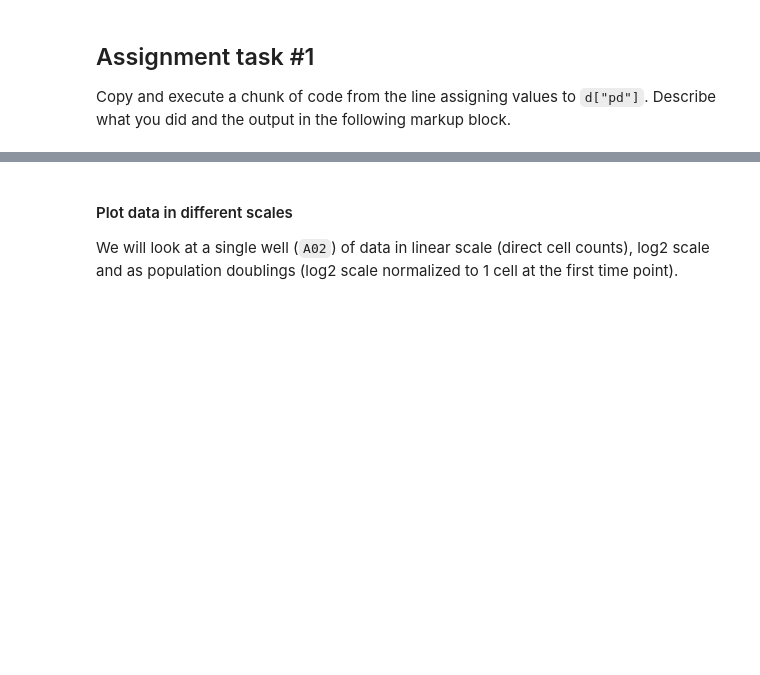
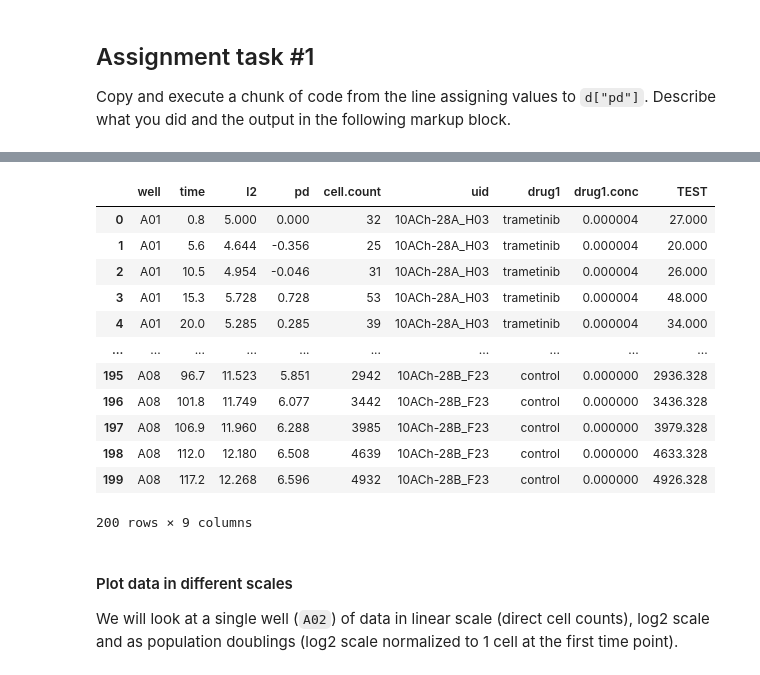
Before and after one commit to VU-CSP/popgrowth_assignment-montana-young, a Jupyter notebook: PopGrowthLecture_assignment.ipynb, the cells around one changed output, grey strips where cells are left out. Saved outputs shown, nothing was run; the diff lists cells and outputs as text; code cells hidden in the pictures; blank space fills up the shorter version.

```diff
--- a/PopGrowthLecture_assignment.ipynb
+++ b/PopGrowthLecture_assignment.ipynb
@@ -153,3 +192,19 @@ Copy and execute a chunk of code from the line assigning values to `d["pd"]`. De
+# %%
+d.head(200)
+# %% [output]
+|  | well | time | l2 | pd | cell.count | uid | drug1 | drug1.conc | TEST |
+| 0 | A01 | 0.8 | 5.000 | 0.000 | 32 | 10ACh-28A_H03 | trametinib | 0.000004 | 27.000 |
+| 1 | A01 | 5.6 | 4.644 | -0.356 | 25 | 10ACh-28A_H03 | trametinib | 0.000004 | 20.000 |
+| 2 | A01 | 10.5 | 4.954 | -0.046 | 31 | 10ACh-28A_H03 | trametinib | 0.000004 | 26.000 |
+| 3 | A01 | 15.3 | 5.728 | 0.728 | 53 | 10ACh-28A_H03 | trametinib | 0.000004 | 48.000 |
+| 4 | A01 | 20.0 | 5.285 | 0.285 | 39 | 10ACh-28A_H03 | trametinib | 0.000004 | 34.000 |
+| ... | ... | ... | ... | ... | ... | ... | ... | ... | ... |
+| 195 | A08 | 96.7 | 11.523 | 5.851 | 2942 | 10ACh-28B_F23 | control | 0.000000 | 2936.328 |
+| 196 | A08 | 101.8 | 11.749 | 6.077 | 3442 | 10ACh-28B_F23 | control | 0.000000 | 3436.328 |
+| 197 | A08 | 106.9 | 11.960 | 6.288 | 3985 | 10ACh-28B_F23 | control | 0.000000 | 3979.328 |
+| 198 | A08 | 112.0 | 12.180 | 6.508 | 4639 | 10ACh-28B_F23 | control | 0.000000 | 4633.328 |
+| 199 | A08 | 117.2 | 12.268 | 6.596 | 4932 | 10ACh-28B_F23 | control | 0.000000 | 4926.328 |
+200 rows × 9 columns
 # %% [markdown]
 #### Plot data in different scales
 We will look at a single well (`A02`) of data in linear scale (direct cell counts), log2 scale and as population doublings (log2 scale normalized to 1 cell at the first time point).
```
Also changed, not shown: parts of 35 cells of this notebook.
